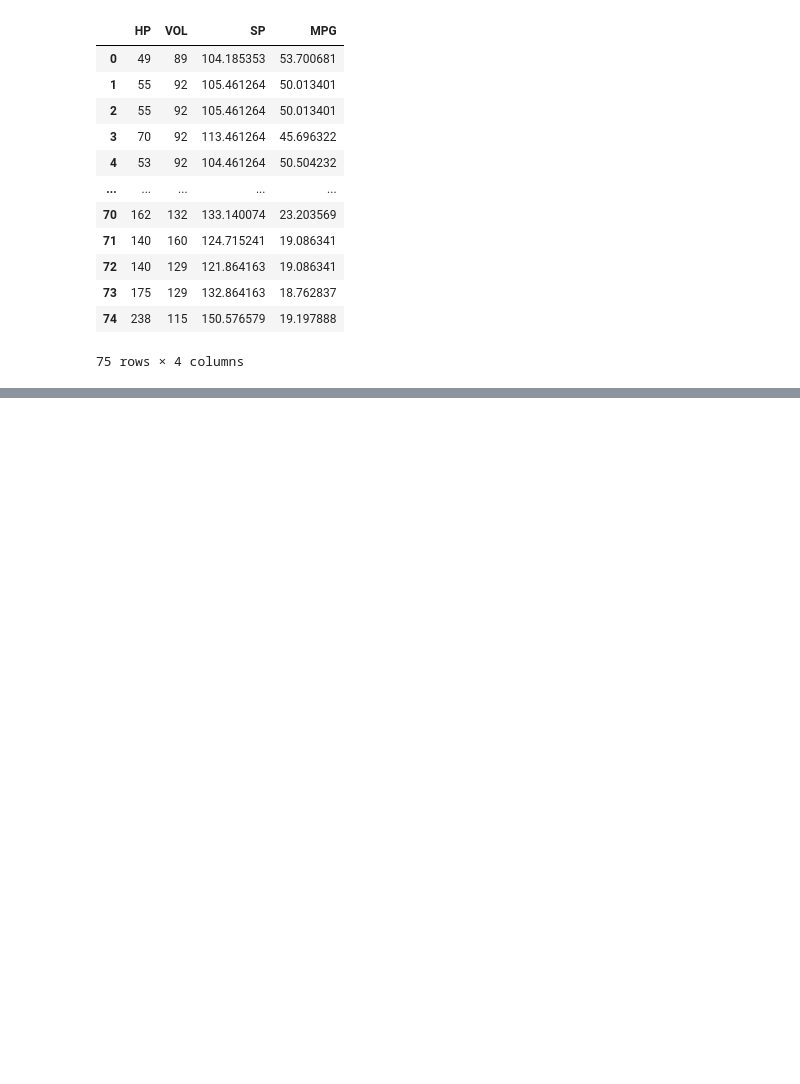
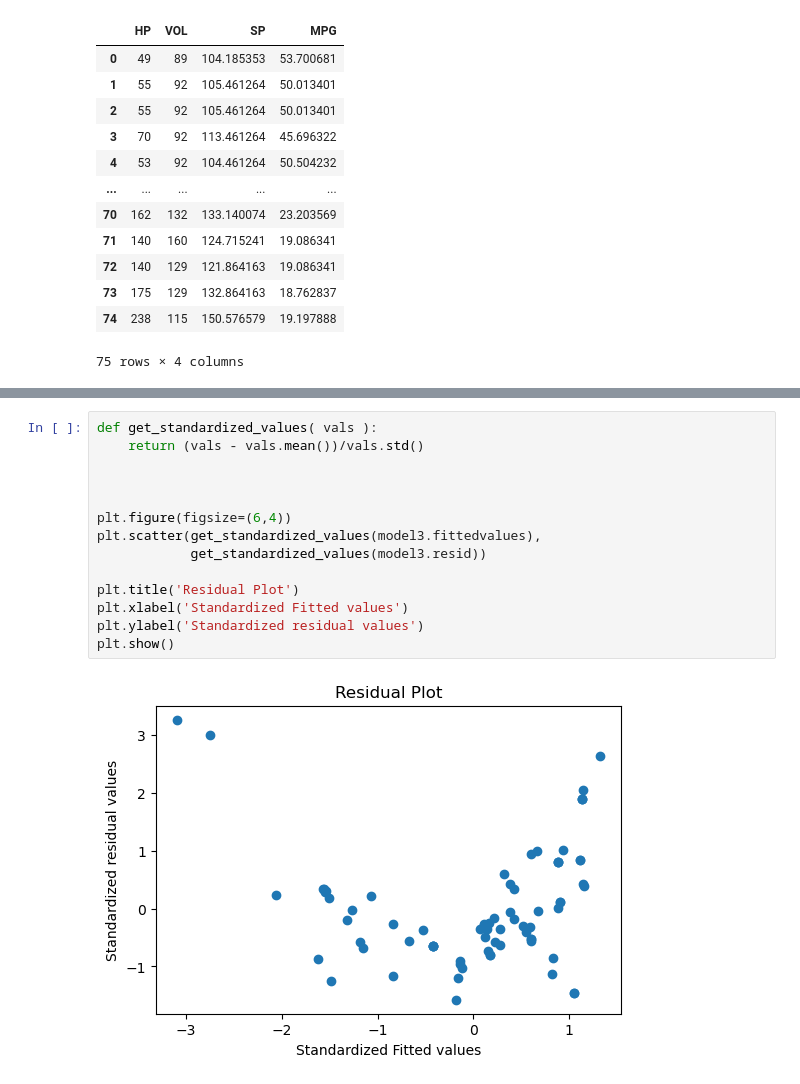
Before and after one commit to Preetham230606/Assignment, a Jupyter notebook: Multi Linear Regression_Practice (3).ipynb, the cells around one changed output, grey strips where cells are left out. Cells and saved outputs as stored; diff of their text form; blank space fills up the shorter version.

```diff
--- a/Multi Linear Regression_Practice (3).ipynb
+++ b/Multi Linear Regression_Practice (3).ipynb
@@ -378,0 +498,16 @@ cars2
+# %%
+def get_standardized_values( vals ):
+    return (vals - vals.mean())/vals.std()
+
+
+
+plt.figure(figsize=(6,4))
+plt.scatter(get_standardized_values(model3.fittedvalues),
+            get_standardized_values(model3.resid))
+
+plt.title('Residual Plot')
+plt.xlabel('Standardized Fitted values')
+plt.ylabel('Standardized residual values')
+plt.show()
+# %% [output]
+[figure, added]
```
Also changed, not shown: parts of 15 cells of this notebook.
